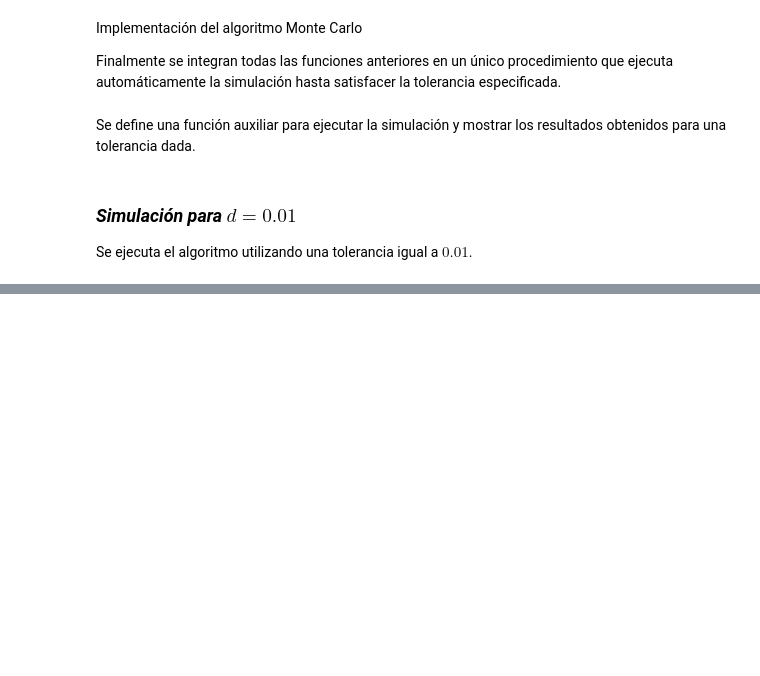
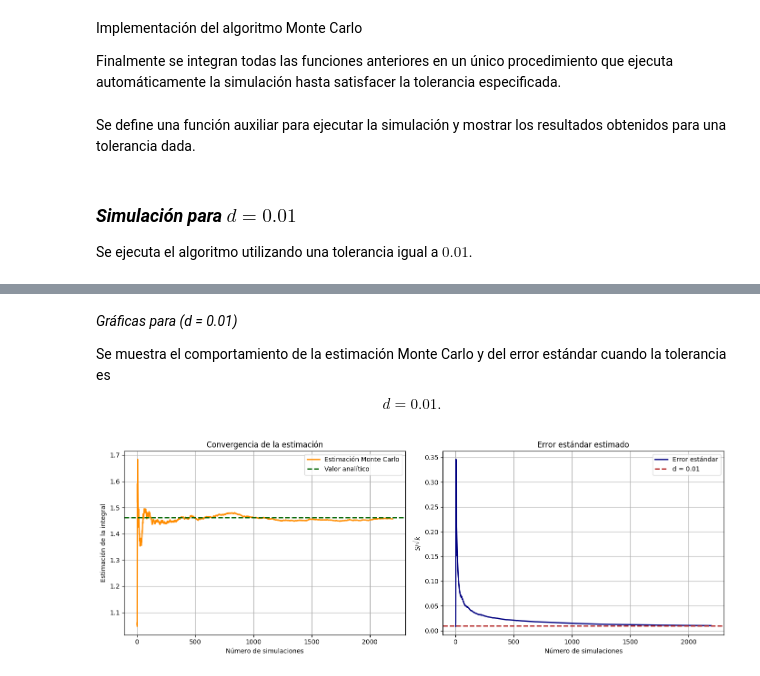
Before and after one commit to KarlaMichelleSorianoSanhez/Simulacion-I, a Jupyter notebook: Metodo_para_determiar_cuando_detenerse_y_técnica_de_reducción_de_varianza_.ipynb, the cells around one changed output, grey strips where cells are left out. Cells and saved outputs as stored; diff of their text form; code cells hidden in the pictures; blank space fills up the shorter version.

```diff
--- a/Metodo_para_determiar_cuando_detenerse_y_técnica_de_reducción_de_varianza_.ipynb
+++ b/Metodo_para_determiar_cuando_detenerse_y_técnica_de_reducción_de_varianza_.ipynb
@@ -610,0 +734,18 @@ Número de observaciones   : 1
+# %% [markdown]
+*Gráficas para \(d = 0.01\)*
+
+Se muestra el comportamiento de la estimación Monte Carlo y del error estándar cuando la tolerancia es
+
+$$
+d=0.01.
+$$
+# %%
+graficar_resultados(
+    iteraciones_01,
+    medias_01,
+    errores_01,
+    valor_real,
+    0.01
+)
+# %% [output]
+[figure, added]
```
Also changed, not shown: parts of 12 cells of this notebook.
